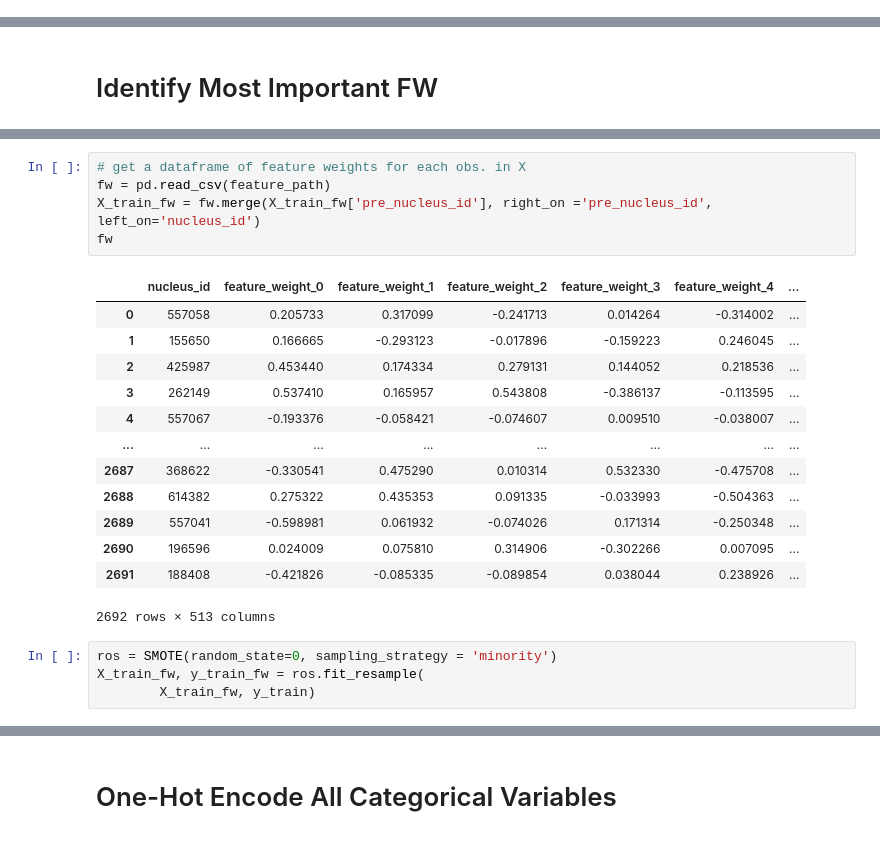
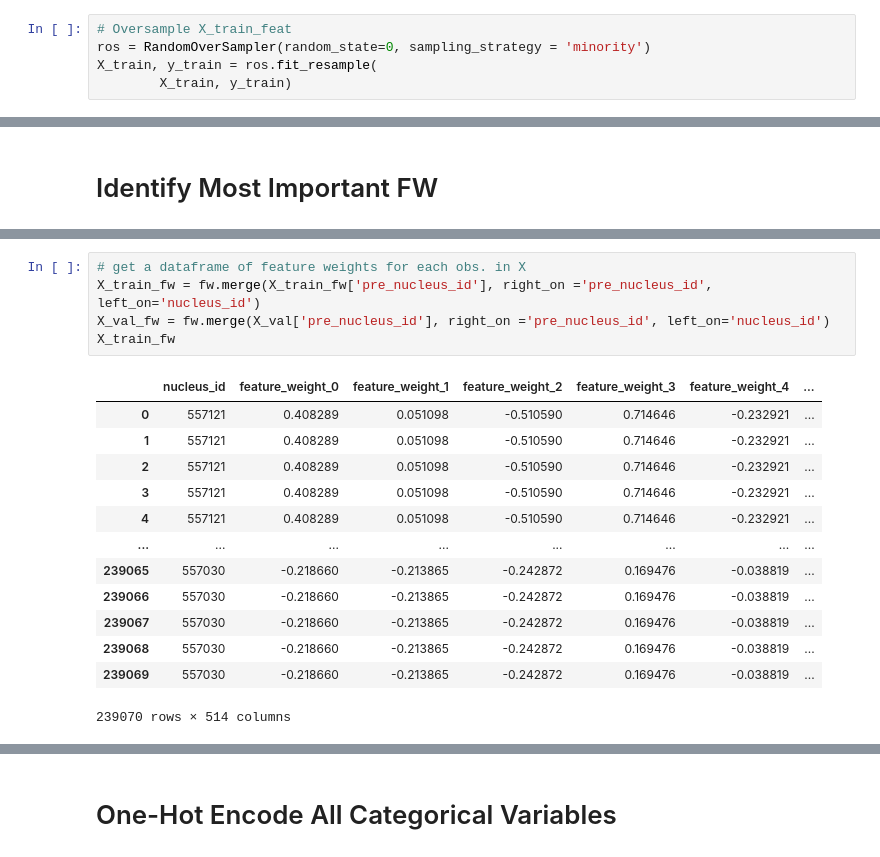
Before and after one commit to gwang034/elecfinal, a Jupyter notebook: Grace/feature_selection_grace.ipynb, the cells around one changed output, grey strips where cells are left out. Saved outputs shown, nothing was run; the diff lists cells and outputs as text.

```diff
--- a/Grace/feature_selection_grace.ipynb
+++ b/Grace/feature_selection_grace.ipynb
@@ -37,6 +38,11 @@ train_path = "../Data/train_data.csv"
 feature_path = "../Data/feature_weights.csv"
 morph_path = "../Data/imputed_morph_embed.csv"
 X_train, X_val, X_query, y_train, y_val, y_query = clean_split(train_path, feature_path, morph_path)
+# %%
+# Oversample X_train_feat
+ros = RandomOverSampler(random_state=0, sampling_strategy = 'minority')
+X_train, y_train = ros.fit_resample(
+        X_train, y_train)
 # %%
 X_train_feat = X_train.copy()
 X_val_feat = X_val.copy()
@@ -48,23 +70,19 @@ X_train_fw = X_train.copy() # make a copy of the original X_train
 # %%
 # get a dataframe of feature weights for each obs. in X
-fw = pd.read_csv(feature_path)
 X_train_fw = fw.merge(X_train_fw['pre_nucleus_id'], right_on ='pre_nucleus_id', left_on='nucleus_id')
-fw
+X_val_fw = fw.merge(X_val['pre_nucleus_id'], right_on ='pre_nucleus_id', left_on='nucleus_id')
+X_train_fw
 # %% [output]
 |  | nucleus_id | feature_weight_0 | feature_weight_1 | feature_weight_2 | feature_weight_3 | feature_weight_4 | ... |
-| 0 | 557058 | 0.205733 | 0.317099 | -0.241713 | 0.014264 | -0.314002 | ... |
-| 1 | 155650 | 0.166665 | -0.293123 | -0.017896 | -0.159223 | 0.246045 | ... |
-| 2 | 425987 | 0.453440 | 0.174334 | 0.279131 | 0.144052 | 0.218536 | ... |
-| 3 | 262149 | 0.537410 | 0.165957 | 0.543808 | -0.386137 | -0.113595 | ... |
-| 4 | 557067 | -0.193376 | -0.058421 | -0.074607 | 0.009510 | -0.038007 | ... |
+| 0 | 557121 | 0.408289 | 0.051098 | -0.510590 | 0.714646 | -0.232921 | ... |
+| 1 | 557121 | 0.408289 | 0.051098 | -0.510590 | 0.714646 | -0.232921 | ... |
+| 2 | 557121 | 0.408289 | 0.051098 | -0.510590 | 0.714646 | -0.232921 | ... |
+| 3 | 557121 | 0.408289 | 0.051098 | -0.510590 | 0.714646 | -0.232921 | ... |
+| 4 | 557121 | 0.408289 | 0.051098 | -0.510590 | 0.714646 | -0.232921 | ... |
 | ... | ... | ... | ... | ... | ... | ... | ... |
-| 2687 | 368622 | -0.330541 | 0.475290 | 0.010314 | 0.532330 | -0.475708 | ... |
-| 2688 | 614382 | 0.275322 | 0.435353 | 0.091335 | -0.033993 | -0.504363 | ... |
-| 2689 | 557041 | -0.598981 | 0.061932 | -0.074026 | 0.171314 | -0.250348 | ... |
-| 2690 | 196596 | 0.024009 | 0.075810 | 0.314906 | -0.302266 | 0.007095 | ... |
-| 2691 | 188408 | -0.421826 | -0.085335 | -0.089854 | 0.038044 | 0.238926 | ... |
+| 239065 | 557030 | -0.218660 | -0.213865 | -0.242872 | 0.169476 | -0.038819 | ... |
+| 239066 | 557030 | -0.218660 | -0.213865 | -0.242872 | 0.169476 | -0.038819 | ... |
+| 239067 | 557030 | -0.218660 | -0.213865 | -0.242872 | 0.169476 | -0.038819 | ... |
+| 239068 | 557030 | -0.218660 | -0.213865 | -0.242872 | 0.169476 | -0.038819 | ... |
+| 239069 | 557030 | -0.218660 | -0.213865 | -0.242872 | 0.169476 | -0.038819 | ... |
-2692 rows × 513 columns
+239070 rows × 514 columns
-# %%
-ros = SMOTE(random_state=0, sampling_strategy = 'minority')
-X_train_fw, y_train_fw = ros.fit_resample(
-        X_train_fw, y_train)
```
Also changed, not shown: parts of 55 cells of this notebook.
